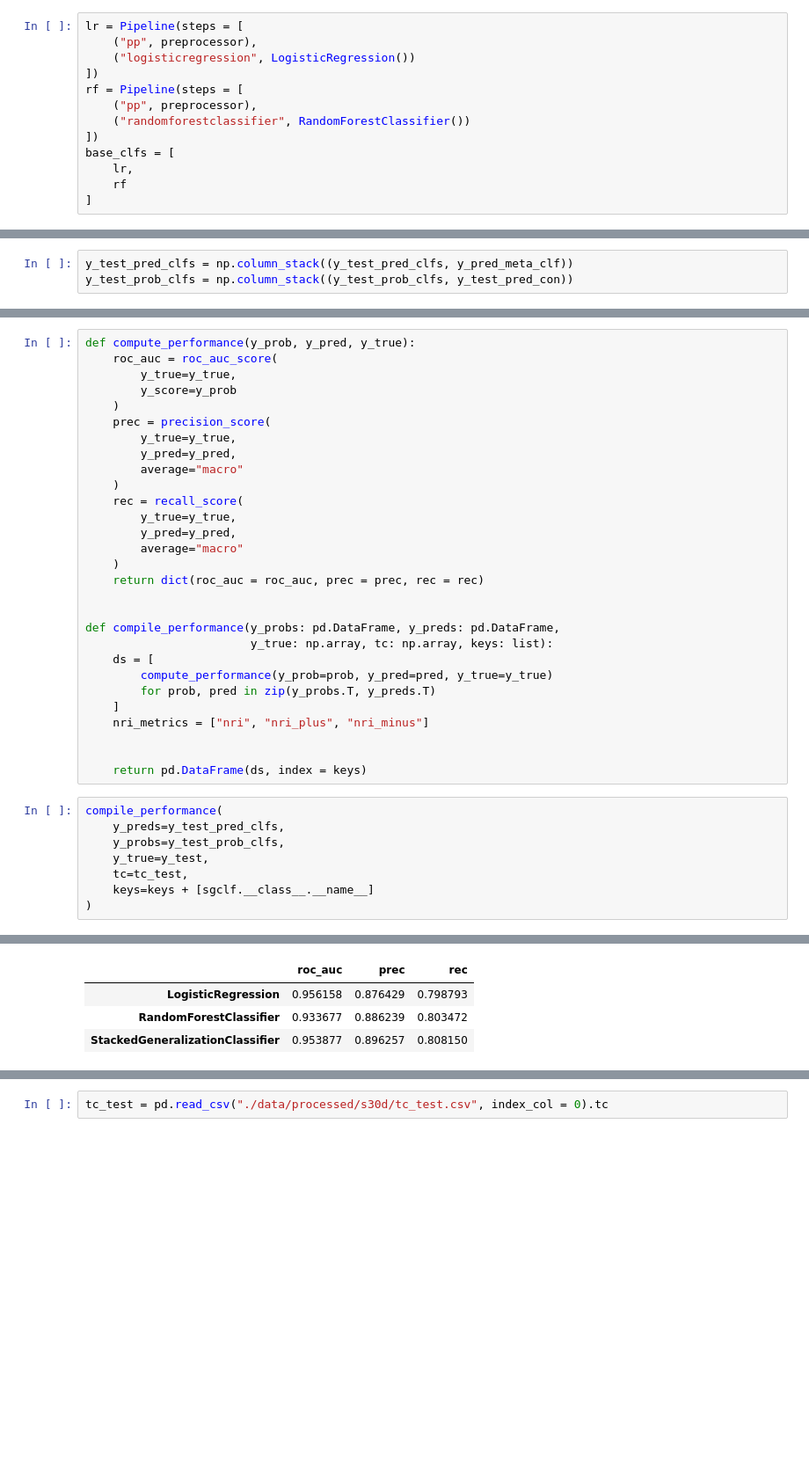
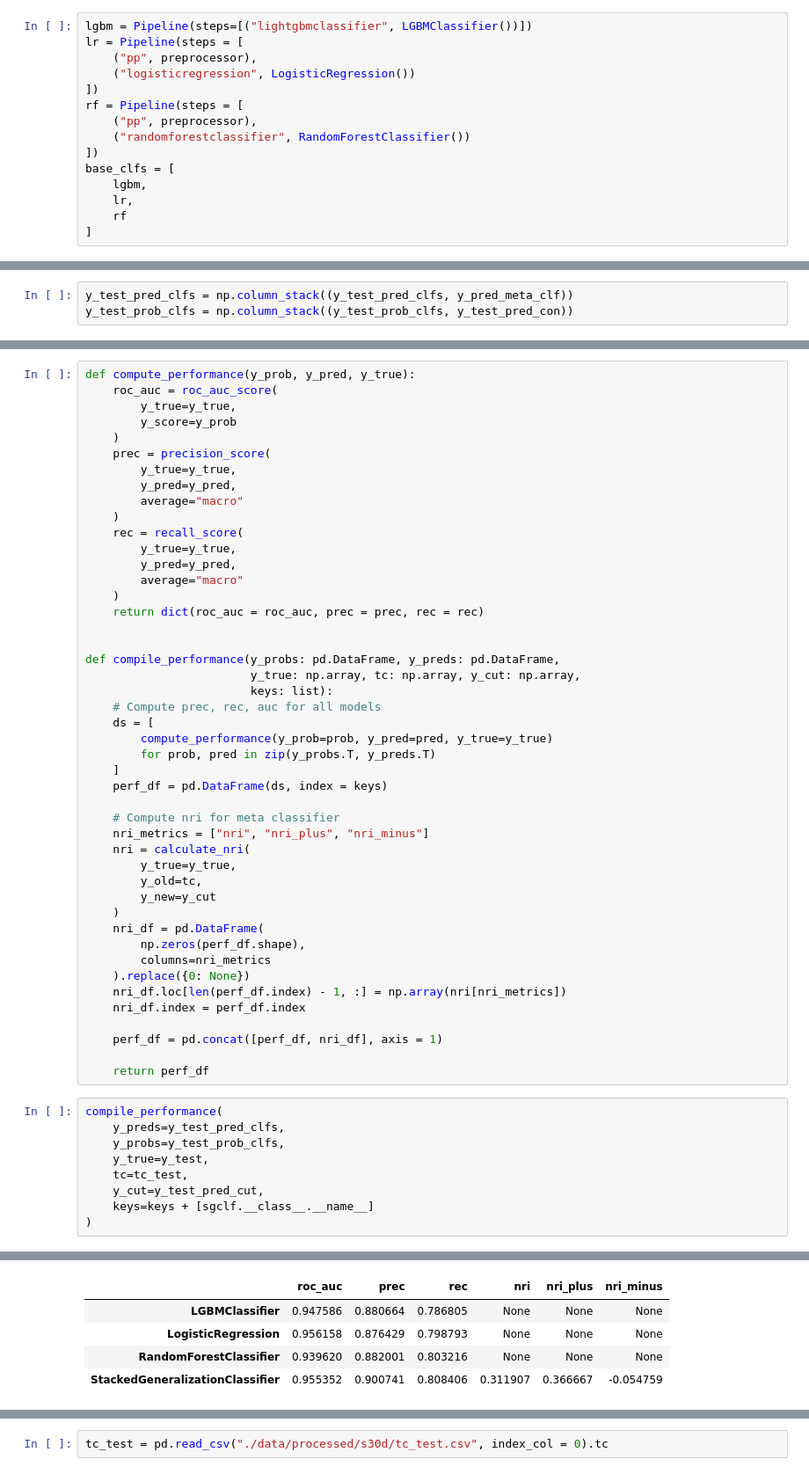
Before and after one commit to itslwg/pemett, a Jupyter notebook: notebooks/2.0-s30d-model-training.ipynb, the cells around one changed output, grey strips where cells are left out. Shown: that part at 88% size. Saved outputs shown, nothing was run; the diff lists cells and outputs as text; blank space fills up the shorter version.

Commit message:
Add nri to the performance table

```diff
--- a/notebooks/2.0-s30d-model-training.ipynb
+++ b/notebooks/2.0-s30d-model-training.ipynb
@@ -65,6 +69,7 @@ transformers = [
     ("cat", categorical_pipeline, cat_features)]
 preprocessor = ColumnTransformer(transformers=transformers)
 # %%
+lgbm = Pipeline(steps=[("lightgbmclassifier", LGBMClassifier())])
 lr = Pipeline(steps = [
     ("pp", preprocessor),
     ("logisticregression", LogisticRegression())
@@ -74,6 +79,7 @@ rf = Pipeline(steps = [
     ("randomforestclassifier", RandomForestClassifier())
 ])
 base_clfs = [
+    lgbm,
     lr,
     rf
 ]
@@ -176,21 +194,39 @@ def compute_performance(y_prob, y_pred, y_true):
 
 
 def compile_performance(y_probs: pd.DataFrame, y_preds: pd.DataFrame,
-                        y_true: np.array, tc: np.array, keys: list):
+                        y_true: np.array, tc: np.array, y_cut: np.array,
+                        keys: list):
+    # Compute prec, rec, auc for all models
     ds = [
         compute_performance(y_prob=prob, y_pred=pred, y_true=y_true)
         for prob, pred in zip(y_probs.T, y_preds.T)
     ]
+    perf_df = pd.DataFrame(ds, index = keys)
+
+    # Compute nri for meta classifier
     nri_metrics = ["nri", "nri_plus", "nri_minus"]
+    nri = calculate_nri(
+        y_true=y_true,
+        y_old=tc,
+        y_new=y_cut
+    )
+    nri_df = pd.DataFrame(
+        np.zeros(perf_df.shape),
+        columns=nri_metrics
+    ).replace({0: None})
+    nri_df.loc[len(perf_df.index) - 1, :] = np.array(nri[nri_metrics])
+    nri_df.index = perf_df.index
 
+    perf_df = pd.concat([perf_df, nri_df], axis = 1)
 
-    return pd.DataFrame(ds, index = keys)
+    return perf_df
 # %%
 compile_performance(
     y_preds=y_test_pred_clfs,
     y_probs=y_test_prob_clfs,
     y_true=y_test,
     tc=tc_test,
+    y_cut=y_test_pred_cut,
     keys=keys + [sgclf.__class__.__name__]
 )
 # %% [output]
@@ -197,7 +245,8 @@ compile_performance(
-|  | roc_auc | prec | rec |
-| LogisticRegression | 0.956158 | 0.876429 | 0.798793 |
-| RandomForestClassifier | 0.933677 | 0.886239 | 0.803472 |
-| StackedGeneralizationClassifier | 0.953877 | 0.896257 | 0.808150 |
+|  | roc_auc | prec | rec | nri | nri_plus | nri_minus |
+| LGBMClassifier | 0.947586 | 0.880664 | 0.786805 | None | None | None |
+| LogisticRegression | 0.956158 | 0.876429 | 0.798793 | None | None | None |
+| RandomForestClassifier | 0.939620 | 0.882001 | 0.803216 | None | None | None |
+| StackedGeneralizationClassifier | 0.955352 | 0.900741 | 0.808406 | 0.311907 | 0.366667 | -0.054759 |
 # %%
 plot_roc_base_clfs(y_test_prob_clfs, y_test, keys)
 # %% [output]
```
Also changed, not shown: parts of 15 cells of this notebook.
